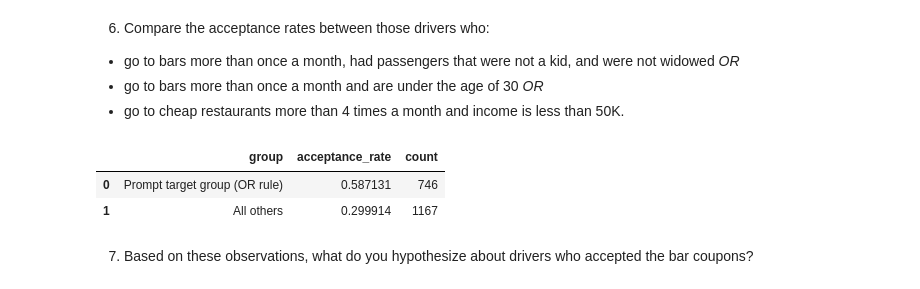
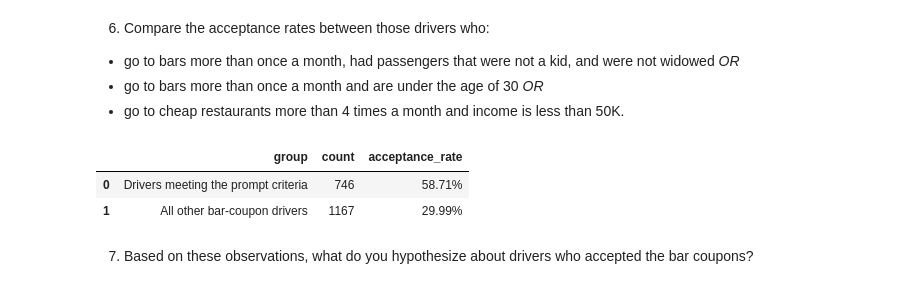
Before and after one commit to jabariim-design/Will-the-Customer-Accept-the-Coupon-, a Jupyter notebook: prompt.ipynb, the cells around one changed output. Saved outputs shown, nothing was run; the diff lists cells and outputs as text; code cells hidden in the pictures.

```diff
--- a/prompt.ipynb
+++ b/prompt.ipynb
@@ -366,41 +366,44 @@ display(q5_comparison)
 - go to bars more than once a month and are under the age of 30 *OR*
 - go to cheap restaurants more than 4 times a month and income is less than 50K.
 # %%
+# Drivers who met at least one of the specified criteria accepted bar coupons at a much higher rate (58.71%) than all other bar-coupon drivers (29.99%). This suggests these behavioral and demographic characteristics are strongly associated with higher bar coupon acceptance.
+
 condition_1 = (
     bar_df["Bar"].isin(["1~3", "4~8", "gt8"]) &
     (bar_df["passenger"] != "Kid(s)") &
     (bar_df["maritalStatus"] != "Widowed")
 )
 
 condition_2 = (
     bar_df["Bar"].isin(["1~3", "4~8", "gt8"]) &
     bar_df["age"].isin(["below21", "21", "26"])
 )
 
 condition_3 = (
     bar_df["RestaurantLessThan20"].isin(["4~8", "gt8"]) &
     bar_df["income"].isin([
         "Less than $12500",
         "$12500 - $24999",
         "$25000 - $37499",
         "$37500 - $49999"
     ])
 )
 
-q6_group = bar_df[condition_1 | condition_2 | condition_3]
-all_others_q6 = bar_df.drop(q6_group.index)
+target_group = bar_df[condition_1 | condition_2 | condition_3]
+others = bar_df.drop(target_group.index)
 
 q6_comparison = pd.DataFrame({
-    "group": ["Prompt target group (OR rule)", "All others"],
-    "acceptance_rate": [q6_group["Y"].mean(), all_others_q6["Y"].mean()],
-    "count": [len(q6_group), len(all_others_q6)]
+    "group": ["Drivers meeting the prompt criteria", "All other bar-coupon drivers"],
+    "count": [len(target_group), len(others)],
+    "acceptance_rate": [target_group["Y"].mean(), others["Y"].mean()]
 })
 
-display(q6_comparison)
+q6_comparison["acceptance_rate"] = q6_comparison["acceptance_rate"].map(lambda x: f"{x:.2%}")
+q6_comparison
 # %% [output]
-|  | group | acceptance_rate | count |
-| 0 | Prompt target group (OR rule) | 0.587131 | 746 |
-| 1 | All others | 0.299914 | 1167 |
+|  | group | count | acceptance_rate |
+| 0 | Drivers meeting the prompt criteria | 746 | 58.71% |
+| 1 | All other bar-coupon drivers | 1167 | 29.99% |
 # %% [markdown]
 7.  Based on these observations, what do you hypothesize about drivers who accepted the bar coupons?
 # %%
```
Also changed, not shown: parts of 3 cells of this notebook.
